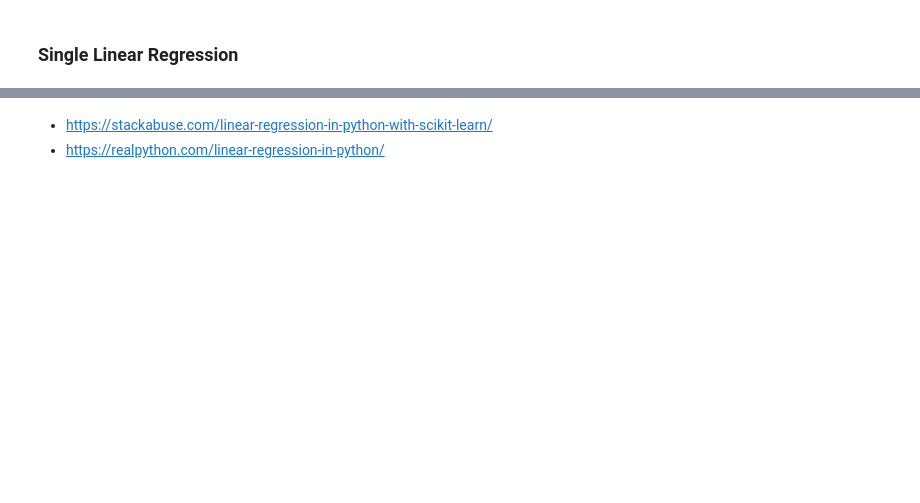
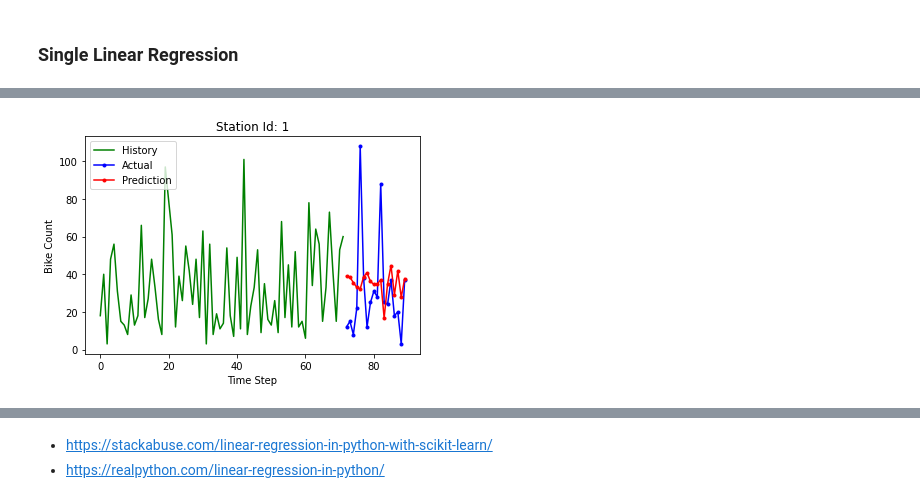
Before and after one commit to hchae0817/final_project, a Jupyter notebook: bike_Linear_Regression.ipynb, the cells around one changed output, grey strips where cells are left out. Cells and saved outputs as stored; diff of their text form; code cells hidden in the pictures; blank space fills up the shorter version.

Commit message:
k fold, seperate for map

```diff
--- a/bike_Linear_Regression.ipynb
+++ b/bike_Linear_Regression.ipynb
@@ -319,0 +345,85 @@ RMAE: 5.102679769376057
+# %%
+# split into input (train) and output (test) variables for each of the datasets
+totalMAE = 0
+totalMSE = 0
+totalRMAE = 0
+totalRMSE = 0
+
+#no_station = len(location['Station.Id'])
+no_station = 10
+
+# empty dataframe
+df_linear_pred = pd.DataFrame(columns=['prediction'])
+
+for i in range(1, no_station):
+    X = df[i].values[:, 4:8]  #'avg_temp','avg_temp_feel','avg_humidity','avg_windSpeed','date'
+    y = df[i]['In'].values # Predict
+
+    X_train, X_test, y_train, y_test = train_test_split(X, y, test_size=0.2, random_state=0)
+
+    # K fold
+    from sklearn.model_selection import cross_val_score
+    from sklearn.model_selection import GridSearchCV
+    from sklearn.model_selection import KFold
+    from sklearn.feature_selection import RFE
+
+    # step-1: create a cross-validation scheme
+    folds = KFold(n_splits = 5, shuffle = True, random_state = 100)
+    #scores = cross_val_score(regression_model, X_train, y_train, scoring='r2', cv=5)
+
+    # step-2: specify range of hyperparameters to tune
+    # range (1,6) : 'avg_temp','avg_temp_feel','avg_humidity','avg_windSpeed','date'
+    hyper_params = [{'n_features_to_select': list(range(1, 6))}]
+
+
+    # step-3: perform grid search
+    # 3.1 specify model
+    regression_model = LinearRegression()
+    regression_model.fit(X_train, y_train)
+    rfe = RFE(regression_model)
+
+    # 3.2 call GridSearchCV()
+    model_cv = GridSearchCV(estimator = rfe,
+                        param_grid = hyper_params,
+                        scoring= 'r2',
+                        cv = folds,
+                        verbose = 1,
+                        return_train_score=True)
+
+    # fit the model
+    model_cv.fit(X_train, y_train)
+    y_pred = model_cv.predict(X_test)
+
+    ## Print heading
+    plt.title('Station Id: %d' % (i))
+
+    plt.plot(np.arange(0, len(y_train)), y_train, color='green', label="History")
+    plt.plot(np.arange(len(y_train), len(y_train) + len(y_test)), y_test, color='blue', marker='.', label="Actual")
+    plt.plot(np.arange(len(y_train), len(y_train) + len(y_test)), y_pred, color='red', marker='.', label="Prediction")
+    plt.ylabel('Bike Count')
+    plt.xlabel('Time Step')
+    plt.legend()
+    plt.show();
+
+    ## Calculate error
+    MAE = metrics.mean_absolute_error(y_test, y_pred)
+    MSE = metrics.mean_squared_error(y_test, y_pred)
+    RMSE = np.sqrt(metrics.mean_squared_error(y_test, y_pred))
+    RMAE = np.sqrt(metrics.mean_absolute_error(y_test, y_pred))
+
+    print('MAE:', MAE)
+    print('MSE:', MSE)
+    print('RMSE:', RMSE)
+    print('RMAE:', RMAE)
+    totalMAE += MAE
+    totalMSE += MSE
+    totalRMAE += RMSE
+    totalRMSE += RMAE
+
+print('')
+print('Error Calculation')
+print('Average MAE:', totalMAE / no_station)
+print('Average MSE:', totalMSE / no_station)
+print('Average RMSE:', totalRMAE / no_station)
+print('Average RMAE:', totalRMSE / no_station)
+# %% [output]
@@ -319,0 +431 @@ RMAE: 5.102679769376057
+[figure, added]
```
Also changed, not shown: parts of 28 cells of this notebook, 2 other files.
